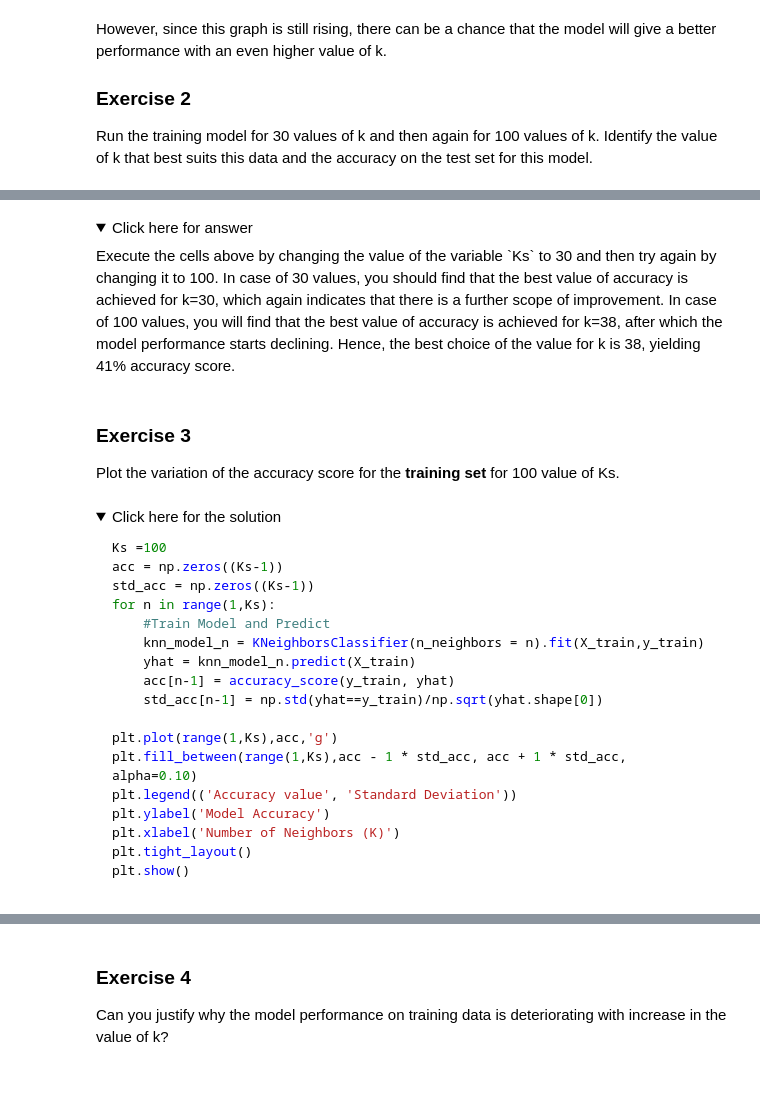
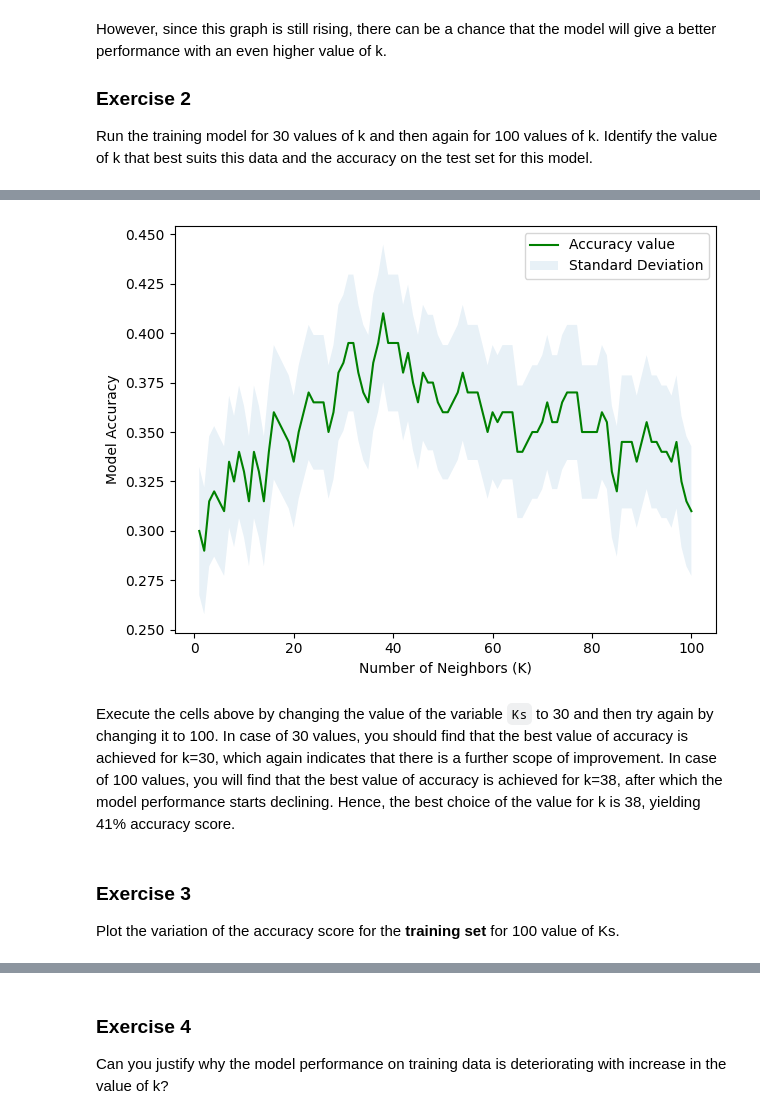
Before and after one commit to DavidBL0o0/COURSERA, a Jupyter notebook: 8) Machine Learning with Python/Module 3/5) Lab K-Nearest Neighbors Classifier/KNN-lab-v1.ipynb, the cells around one changed output, grey strips where cells are left out. Drawn from its saved outputs; the diff is of its cells as text; code cells hidden in the pictures; folded sections open; blank space fills up the shorter version.

````diff
--- a/8) Machine Learning with Python/Module 3/5) Lab K-Nearest Neighbors Classifier/KNN-lab-v1.ipynb
+++ b/8) Machine Learning with Python/Module 3/5) Lab K-Nearest Neighbors Classifier/KNN-lab-v1.ipynb
@@ -185,7 +231,24 @@ Enter you answer here
+# %%
+Ks = 100
+acc = np.zeros((Ks))
+std_acc = np.zeros((Ks))
+for n in range(1,Ks+1):
+    #Train Model and Predict
+    knn_model_n = KNeighborsClassifier(n_neighbors = n).fit(X_train,y_train)
+    yhat = knn_model_n.predict(X_test)
+    acc[n-1] = accuracy_score(y_test, yhat)
+    std_acc[n-1] = np.std(yhat==y_test)/np.sqrt(yhat.shape[0])
+plt.plot(range(1,Ks+1),acc,'g')
+plt.fill_between(range(1,Ks+1),acc - 1 * std_acc,acc + 1 * std_acc, alpha=0.10)
+plt.legend(('Accuracy value', 'Standard Deviation'))
+plt.ylabel('Model Accuracy')
+plt.xlabel('Number of Neighbors (K)')
+plt.tight_layout()
+plt.show()
+# %% [output]
+[figure, added]
 # %% [markdown]
-<details><summary>Click here for answer</summary>
 Execute the cells above by changing the value of the variable `Ks` to 30 and then try again by changing it to 100. In case of 30 values, you should find that the best value of accuracy is achieved for k=30, which again indicates that there is a further scope of improvement. In case of 100 values, you will find that the best value of accuracy is achieved for k=38, after which the model performance starts declining. Hence, the best choice of the value for k is 38, yielding 41% accuracy score.
-</details>
 # %% [markdown]
 ### Exercise 3
 Plot the variation of the accuracy score for the **training set** for 100 value of Ks.
@@ -194,23 +254,0 @@ Plot the variation of the accuracy score for the **training set** for 100 value
-# %% [markdown]
-<details><summary>Click here for the solution</summary>
-
-```python
-Ks =100
-acc = np.zeros((Ks-1))
-std_acc = np.zeros((Ks-1))
-for n in range(1,Ks):
-    #Train Model and Predict
-    knn_model_n = KNeighborsClassifier(n_neighbors = n).fit(X_train,y_train)
-    yhat = knn_model_n.predict(X_train)
-    acc[n-1] = accuracy_score(y_train, yhat)
-    std_acc[n-1] = np.std(yhat==y_train)/np.sqrt(yhat.shape[0])
-
-plt.plot(range(1,Ks),acc,'g')
-plt.fill_between(range(1,Ks),acc - 1 * std_acc, acc + 1 * std_acc, alpha=0.10)
-plt.legend(('Accuracy value', 'Standard Deviation'))
-plt.ylabel('Model Accuracy')
-plt.xlabel('Number of Neighbors (K)')
-plt.tight_layout()
-plt.show()
-```
-</details>
````
Also changed, not shown: parts of 19 cells of this notebook, 13 other files.
